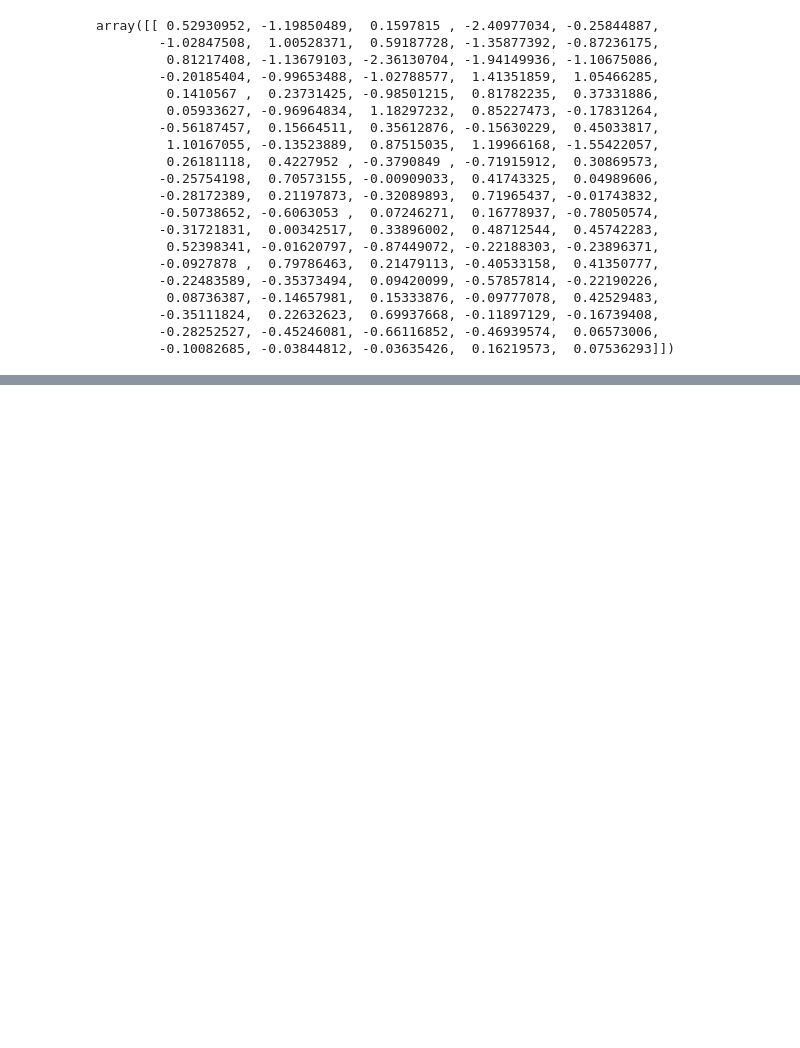
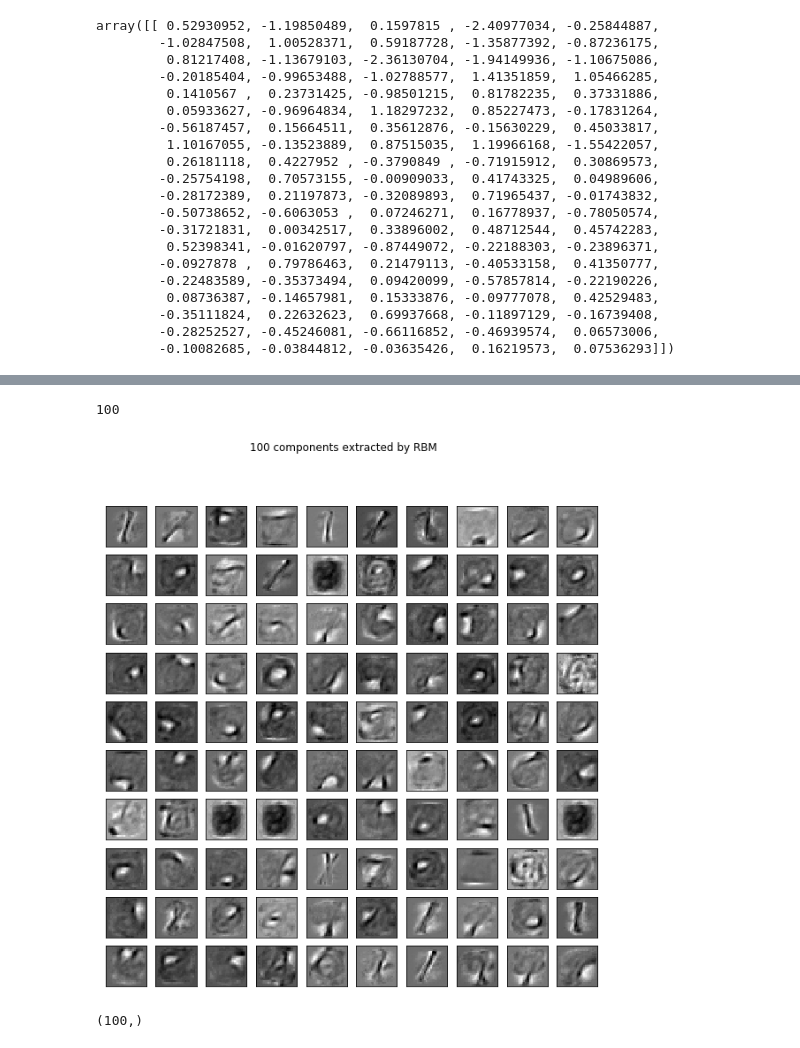
Before and after one commit to yungshun317/feature-learning, a Jupyter notebook: mnist_dataset.ipynb, the cells around one changed output, grey strips where cells are left out. Drawn from its saved outputs; the diff is of its cells as text; code cells hidden in the pictures; blank space fills up the shorter version.

Commit message:
Extract RBM components from the MNIST dataset

```diff
--- a/mnist_dataset.ipynb
+++ b/mnist_dataset.ipynb
@@ -146,0 +148,10 @@ array([[ 0.52930952, -1.19850489,  0.1597815 , -2.40977034, -0.25844887,
+# %%
+# Instantiate our BernoulliRBM
+# We set a random_state to initialize our weights and biases to the same starting point
+# verbose is set to True to see the fitting period
+# n_iter is the number of back and forth passes
+# n_components (like PCA and LDA) represent the number of features to create
+# n_components can be any integer, less than , equal to, or greater than the original number of features
+rbm = BernoulliRBM(random_state=0, verbose=True, n_iter=20, n_components=100)
+# %%
+rbm.fit(images_X)
@@ -146,0 +181,24 @@ array([[ 0.52930952, -1.19850489,  0.1597815 , -2.40977034, -0.25844887,
+# %%
+# RBM also has components_ attribute
+len(rbm.components_)
+# %% [output]
+100
+# %%
+# Plot the RBM components (representations of the new feature sets)
+plt.figure(figsize=(10, 10))
+for i, comp in enumerate(rbm.components_):
+    plt.subplot(10, 10, i + 1)
+    plt.imshow(comp.reshape((28, 28)), cmap=plt.cm.gray_r)
+    plt.xticks(())
+    plt.yticks(())
+plt.suptitle('100 components extracted by RBM')
+
+plt.show()
+# %% [output]
+[figure, added]
+# %%
+# It looks like many of these components are exactly the same but
+# this shows that all components are actually different (albiet some very slightly) from one another
+np.unique(rbm.components_.mean(axis=1)).shape
+# %% [output]
+(100,)
```
Also changed, not shown: parts of 6 cells of this notebook.
